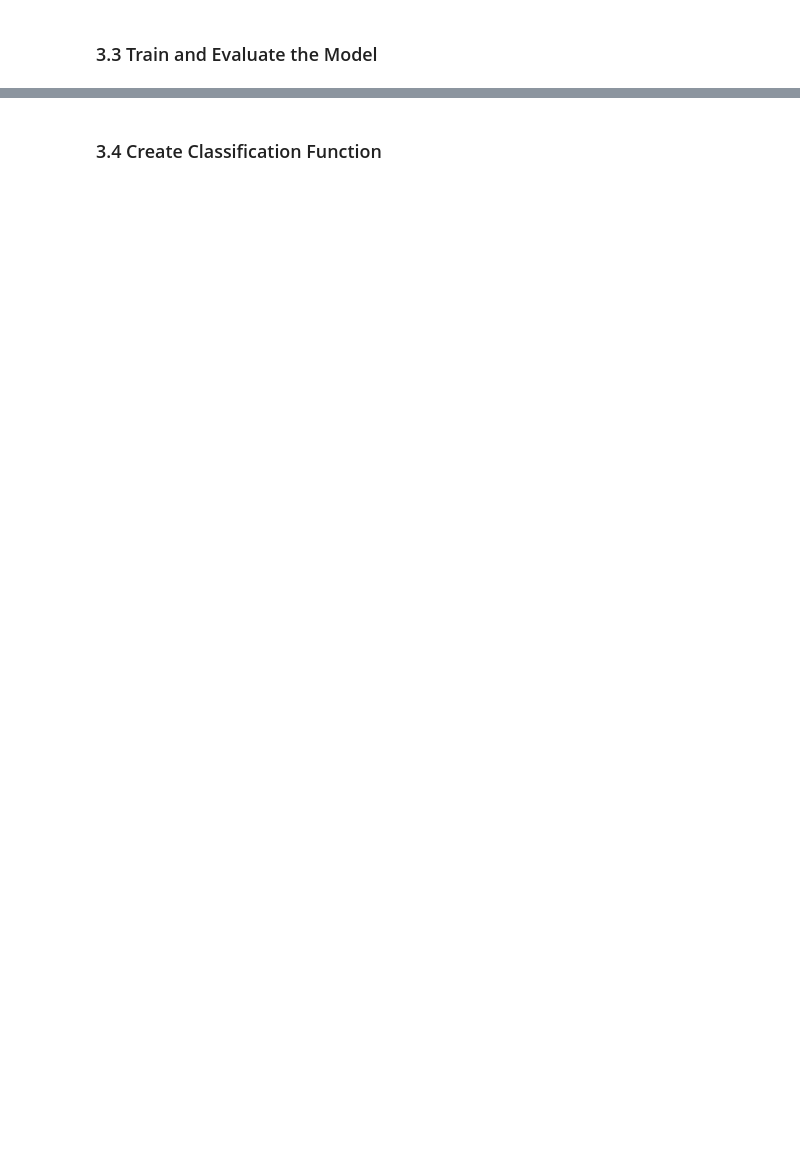
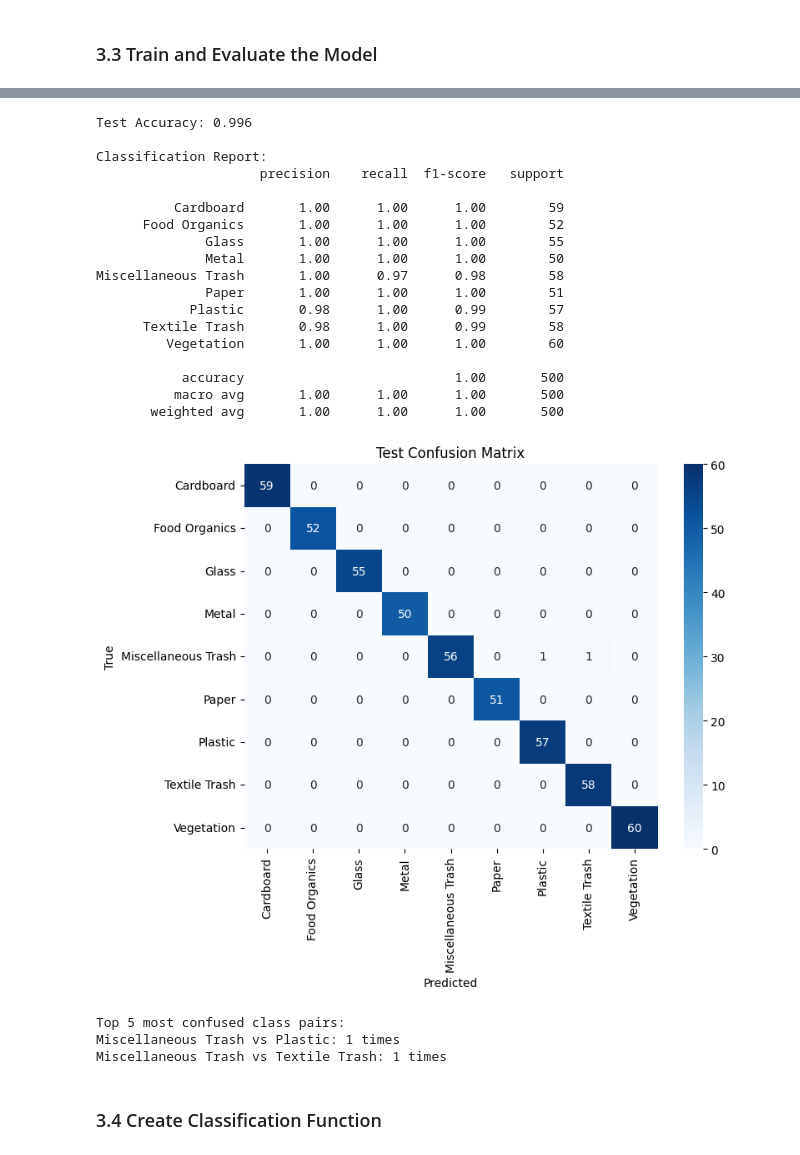
Before and after one commit to bcaudillo/data_science, a Jupyter notebook: Waste Management Summative.ipynb, the cells around one changed output, grey strips where cells are left out. Drawn from its saved outputs; the diff is of its cells as text; code cells hidden in the pictures; blank space fills up the shorter version.

```diff
--- a/Waste Management Summative.ipynb
+++ b/Waste Management Summative.ipynb
@@ -1051,3 +1089,68 @@ plt.show()
+# %%
+# TODO: Evaluate model performance
+# - Calculate accuracy on test set
+# - Generate confusion matrix
+# - Analyze error patterns
+from sklearn.metrics import accuracy_score, confusion_matrix, classification_report
+import matplotlib.pyplot as plt
+import seaborn as sns
+import numpy as np
+
+# Get predictions
+y_pred = nb_model.predict(X_test)
+
+# Calculate accuracy
+test_accuracy = accuracy_score(y_test, y_pred)
+print(f"Test Accuracy: {test_accuracy:.3f}")
+
+# Classification report
+print("\nClassification Report:")
+print(classification_report(y_test, y_pred, target_names=label_encoder.classes_))
+
+# Confusion matrix
+cm = confusion_matrix(y_test, y_pred)
+plt.figure(figsize=(8,6))
+sns.heatmap(cm, annot=True, fmt='d', cmap='Blues',
+            xticklabels=label_encoder.classes_,
+            yticklabels=label_encoder.classes_)
+plt.title("Test Confusion Matrix")
+plt.xlabel("Predicted")
+plt.ylabel("True")
+plt.show()
+
+# Analyze top 5 most confused class pairs
+print("\nTop 5 most confused class pairs:")
+cm_no_diag = cm.copy()
+np.fill_diagonal(cm_no_diag, 0)
+for _ in range(5):
+    i, j = np.unravel_index(np.argmax(cm_no_diag), cm_no_diag.shape)
+    if cm_no_diag[i, j] == 0:
+        break
+    print(f"{label_encoder.classes_[i]} vs {label_encoder.classes_[j]}: {cm_no_diag[i, j]} times")
+    cm_no_diag[i, j] = 0
+# %% [output]
+Test Accuracy: 0.996
+
+Classification Report:
+                     precision    recall  f1-score   support
+
+          Cardboard       1.00      1.00      1.00        59
+      Food Organics       1.00      1.00      1.00        52
+              Glass       1.00      1.00      1.00        55
+              Metal       1.00      1.00      1.00        50
+Miscellaneous Trash       1.00      0.97      0.98        58
+              Paper       1.00      1.00      1.00        51
+            Plastic       0.98      1.00      0.99        57
+      Textile Trash       0.98      1.00      0.99        58
+         Vegetation       1.00      1.00      1.00        60
+
+           accuracy                           1.00       500
+          macro avg       1.00      1.00      1.00       500
+       weighted avg       1.00      1.00      1.00       500
+[figure, added]
+Top 5 most confused class pairs:
+Miscellaneous Trash vs Plastic: 1 times
+Miscellaneous Trash vs Textile Trash: 1 times
 # %% [markdown]
 ### 3.4 Create Classification Function
 # %%
```
Also changed, not shown: parts of 27 cells of this notebook.
